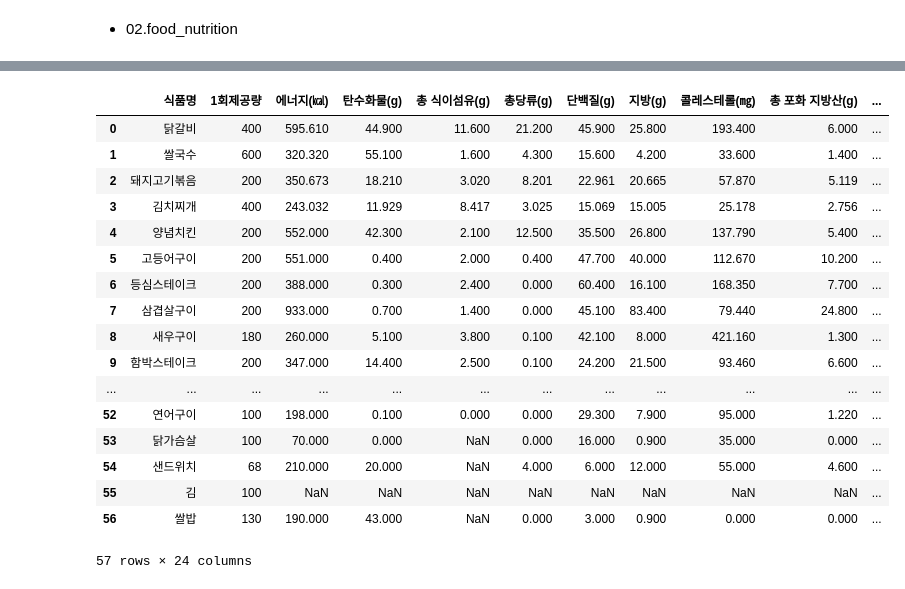
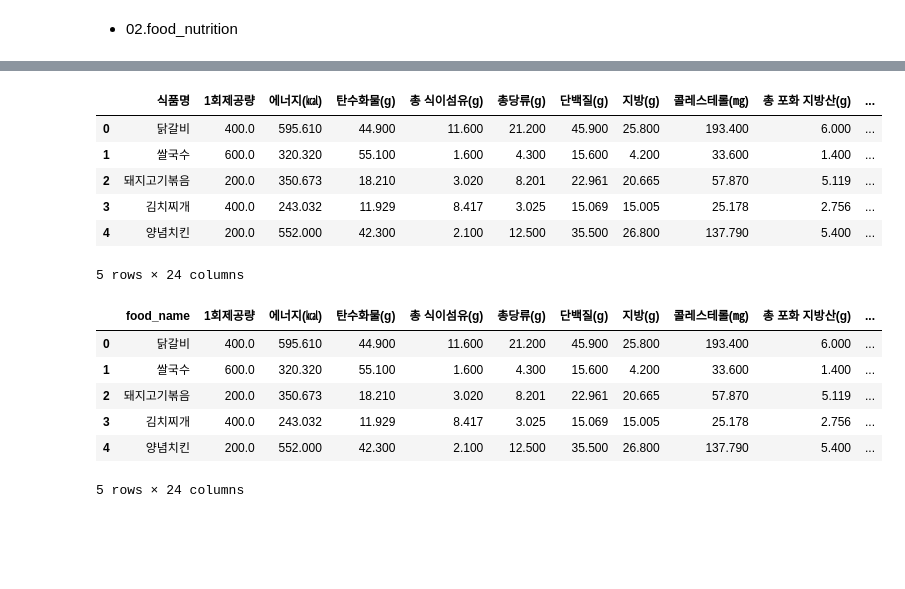
Before and after one commit to jonggu12/yorehalre_project, a Jupyter notebook: 03.DB저장/code/01. DB저장.ipynb, the cells around one changed output, grey strips where cells are left out. Drawn from its saved outputs; the diff is of its cells as text; code cells hidden in the pictures; blank space fills up the shorter version.

```diff
--- a/03.DB저장/code/01. DB저장.ipynb
+++ b/03.DB저장/code/01. DB저장.ipynb
@@ -165,25 +217,26 @@ df.head()
 # %%
 # 사용할 열만 추출
 df = df[['식품명', '1회제공량', '에너지(㎉)','탄수화물(g)','총 식이섬유(g)','총당류(g)','단백질(g)','지방(g)','콜레스테롤(㎎)','총 포화 지방산(g)','트랜스 지방산(g)',\
     'EPA+DHA(g)','칼슘(㎎)','나트륨(㎎)','칼륨(㎎)','철(㎎)','마그네슘(㎎)','비타민 A(μg RAE)','비타민 D(㎍)','비타민 E(㎎ α-TE)','비타민 K(㎍)','비타민 C(㎎)','엽산(㎍)',
     '비타민 B12(㎍)']]
-df
+df.head()
 # %% [output]
 |  | 식품명 | 1회제공량 | 에너지(㎉) | 탄수화물(g) | 총 식이섬유(g) | 총당류(g) | 단백질(g) | 지방(g) | 콜레스테롤(㎎) | 총 포화 지방산(g) | ... |
-| 0 | 닭갈비 | 400 | 595.610 | 44.900 | 11.600 | 21.200 | 45.900 | 25.800 | 193.400 | 6.000 | ... |
-| 1 | 쌀국수 | 600 | 320.320 | 55.100 | 1.600 | 4.300 | 15.600 | 4.200 | 33.600 | 1.400 | ... |
-| 2 | 돼지고기볶음 | 200 | 350.673 | 18.210 | 3.020 | 8.201 | 22.961 | 20.665 | 57.870 | 5.119 | ... |
-| 3 | 김치찌개 | 400 | 243.032 | 11.929 | 8.417 | 3.025 | 15.069 | 15.005 | 25.178 | 2.756 | ... |
-| 4 | 양념치킨 | 200 | 552.000 | 42.300 | 2.100 | 12.500 | 35.500 | 26.800 | 137.790 | 5.400 | ... |
-| 5 | 고등어구이 | 200 | 551.000 | 0.400 | 2.000 | 0.400 | 47.700 | 40.000 | 112.670 | 10.200 | ... |
-| 6 | 등심스테이크 | 200 | 388.000 | 0.300 | 2.400 | 0.000 | 60.400 | 16.100 | 168.350 | 7.700 | ... |
-| 7 | 삼겹살구이 | 200 | 933.000 | 0.700 | 1.400 | 0.000 | 45.100 | 83.400 | 79.440 | 24.800 | ... |
-| 8 | 새우구이 | 180 | 260.000 | 5.100 | 3.800 | 0.100 | 42.100 | 8.000 | 421.160 | 1.300 | ... |
-| 9 | 함박스테이크 | 200 | 347.000 | 14.400 | 2.500 | 0.100 | 24.200 | 21.500 | 93.460 | 6.600 | ... |
-| ... | ... | ... | ... | ... | ... | ... | ... | ... | ... | ... | ... |
-| 52 | 연어구이 | 100 | 198.000 | 0.100 | 0.000 | 0.000 | 29.300 | 7.900 | 95.000 | 1.220 | ... |
-| 53 | 닭가슴살 | 100 | 70.000 | 0.000 | NaN | 0.000 | 16.000 | 0.900 | 35.000 | 0.000 | ... |
-| 54 | 샌드위치 | 68 | 210.000 | 20.000 | NaN | 4.000 | 6.000 | 12.000 | 55.000 | 4.600 | ... |
-| 55 | 김 | 100 | NaN | NaN | NaN | NaN | NaN | NaN | NaN | NaN | ... |
-| 56 | 쌀밥 | 130 | 190.000 | 43.000 | NaN | 0.000 | 3.000 | 0.900 | 0.000 | 0.000 | ... |
+| 0 | 닭갈비 | 400.0 | 595.610 | 44.900 | 11.600 | 21.200 | 45.900 | 25.800 | 193.400 | 6.000 | ... |
+| 1 | 쌀국수 | 600.0 | 320.320 | 55.100 | 1.600 | 4.300 | 15.600 | 4.200 | 33.600 | 1.400 | ... |
+| 2 | 돼지고기볶음 | 200.0 | 350.673 | 18.210 | 3.020 | 8.201 | 22.961 | 20.665 | 57.870 | 5.119 | ... |
+| 3 | 김치찌개 | 400.0 | 243.032 | 11.929 | 8.417 | 3.025 | 15.069 | 15.005 | 25.178 | 2.756 | ... |
+| 4 | 양념치킨 | 200.0 | 552.000 | 42.300 | 2.100 | 12.500 | 35.500 | 26.800 | 137.790 | 5.400 | ... |
-57 rows × 24 columns
+5 rows × 24 columns
+# %%
+# 열 이름 변경
+df.rename(columns={'식품명':'food_name'},inplace=True)
+df.head()
+# %% [output]
+|  | food_name | 1회제공량 | 에너지(㎉) | 탄수화물(g) | 총 식이섬유(g) | 총당류(g) | 단백질(g) | 지방(g) | 콜레스테롤(㎎) | 총 포화 지방산(g) | ... |
+| 0 | 닭갈비 | 400.0 | 595.610 | 44.900 | 11.600 | 21.200 | 45.900 | 25.800 | 193.400 | 6.000 | ... |
+| 1 | 쌀국수 | 600.0 | 320.320 | 55.100 | 1.600 | 4.300 | 15.600 | 4.200 | 33.600 | 1.400 | ... |
+| 2 | 돼지고기볶음 | 200.0 | 350.673 | 18.210 | 3.020 | 8.201 | 22.961 | 20.665 | 57.870 | 5.119 | ... |
+| 3 | 김치찌개 | 400.0 | 243.032 | 11.929 | 8.417 | 3.025 | 15.069 | 15.005 | 25.178 | 2.756 | ... |
+| 4 | 양념치킨 | 200.0 | 552.000 | 42.300 | 2.100 | 12.500 | 35.500 | 26.800 | 137.790 | 5.400 | ... |
+5 rows × 24 columns
```
Also changed, not shown: parts of 22 cells of this notebook, 2 other files.
